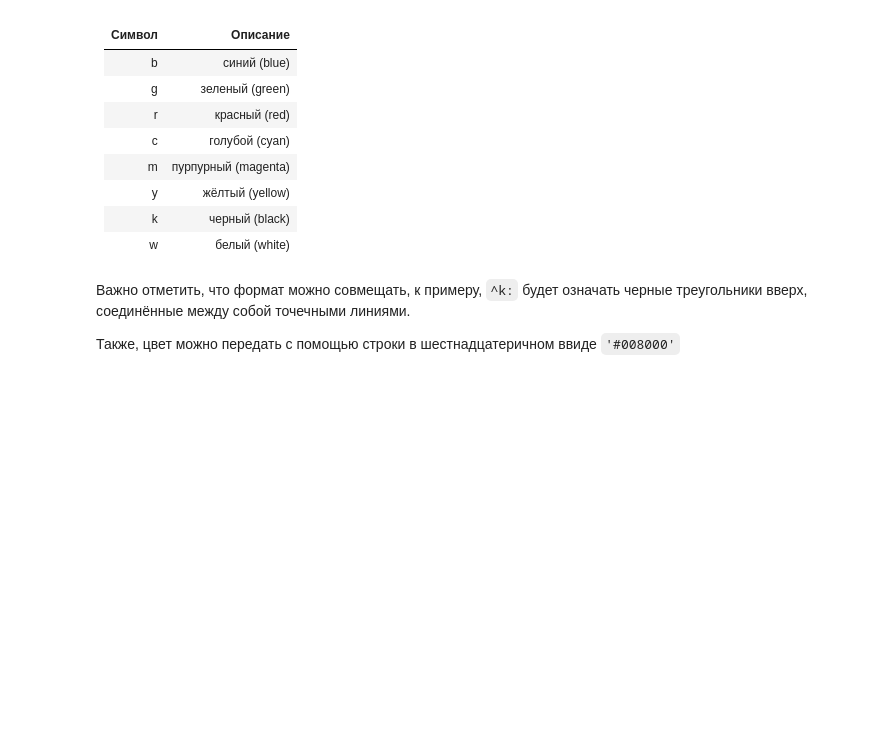
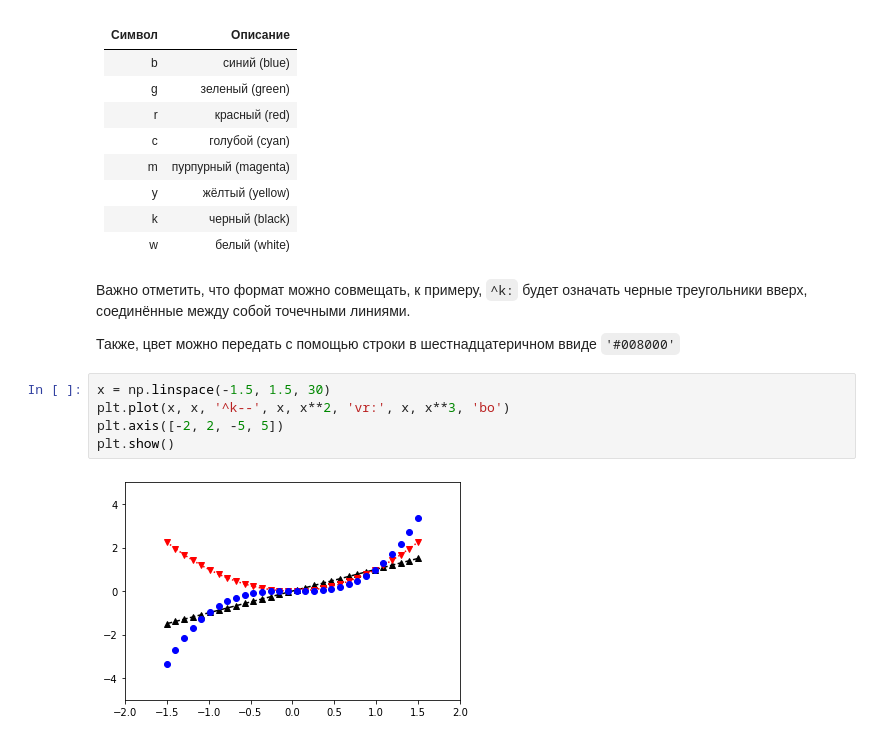
Before and after one commit to Lpshkn/Tutors, a Jupyter notebook: Matplotlib/Introducing.ipynb, the cells around one changed output. Drawn from its saved outputs; the diff is of its cells as text; blank space fills up the shorter version.

```diff
--- a/Matplotlib/Introducing.ipynb
+++ b/Matplotlib/Introducing.ipynb
@@ -139,3 +139,10 @@ plt.show()
 Важно отметить, что формат можно совмещать, к примеру, `^k:` будет означать черные треугольники вверх, соединённые между собой точечными линиями.
 
 Также, цвет можно передать с помощью строки в шестнадцатеричном ввиде `'#008000'`
+# %%
+x = np.linspace(-1.5, 1.5, 30)
+plt.plot(x, x, '^k--', x, x**2, 'vr:', x, x**3, 'bo')
+plt.axis([-2, 2, -5, 5])
+plt.show()
+# %% [output]
+[figure, added]
```
Also changed, not shown: parts of 3 cells of this notebook.
